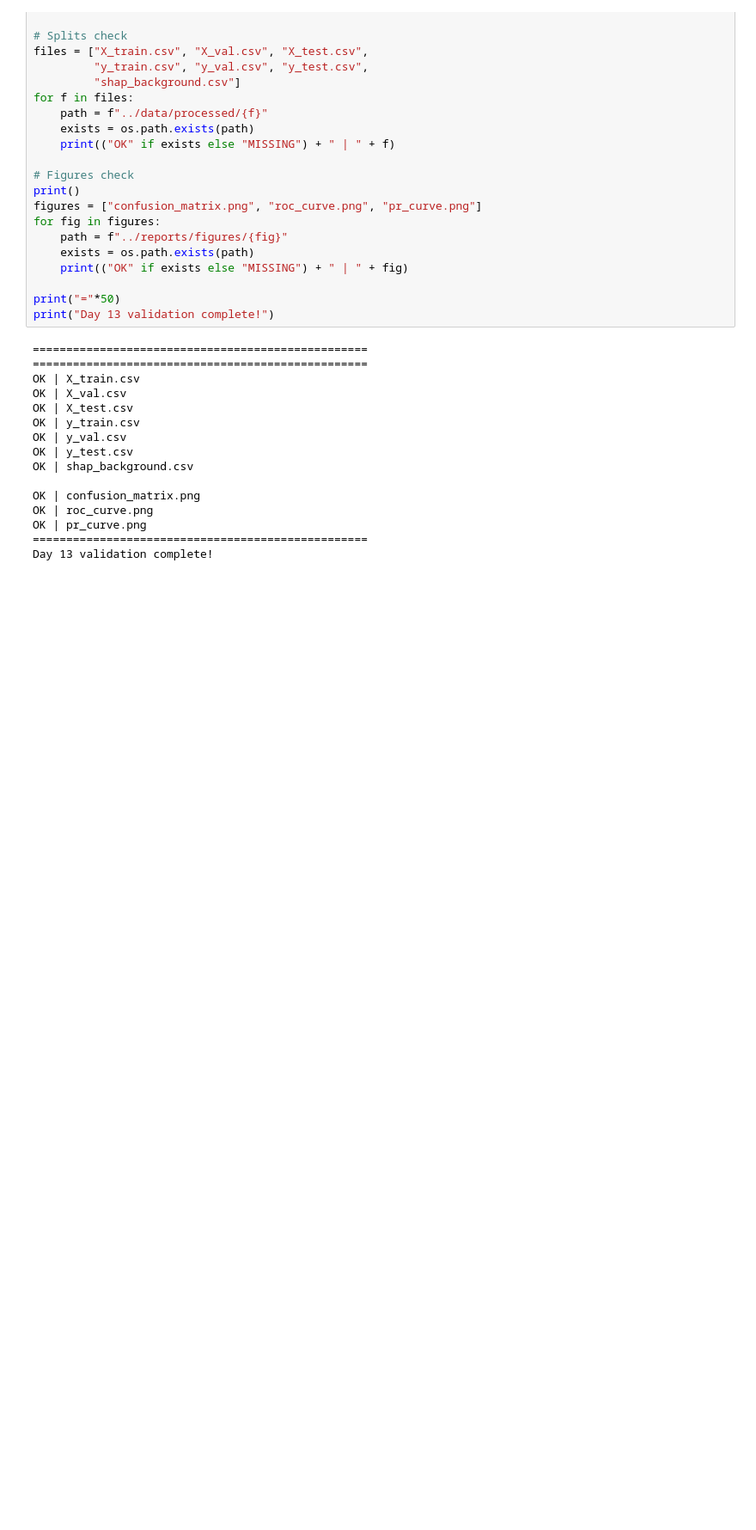
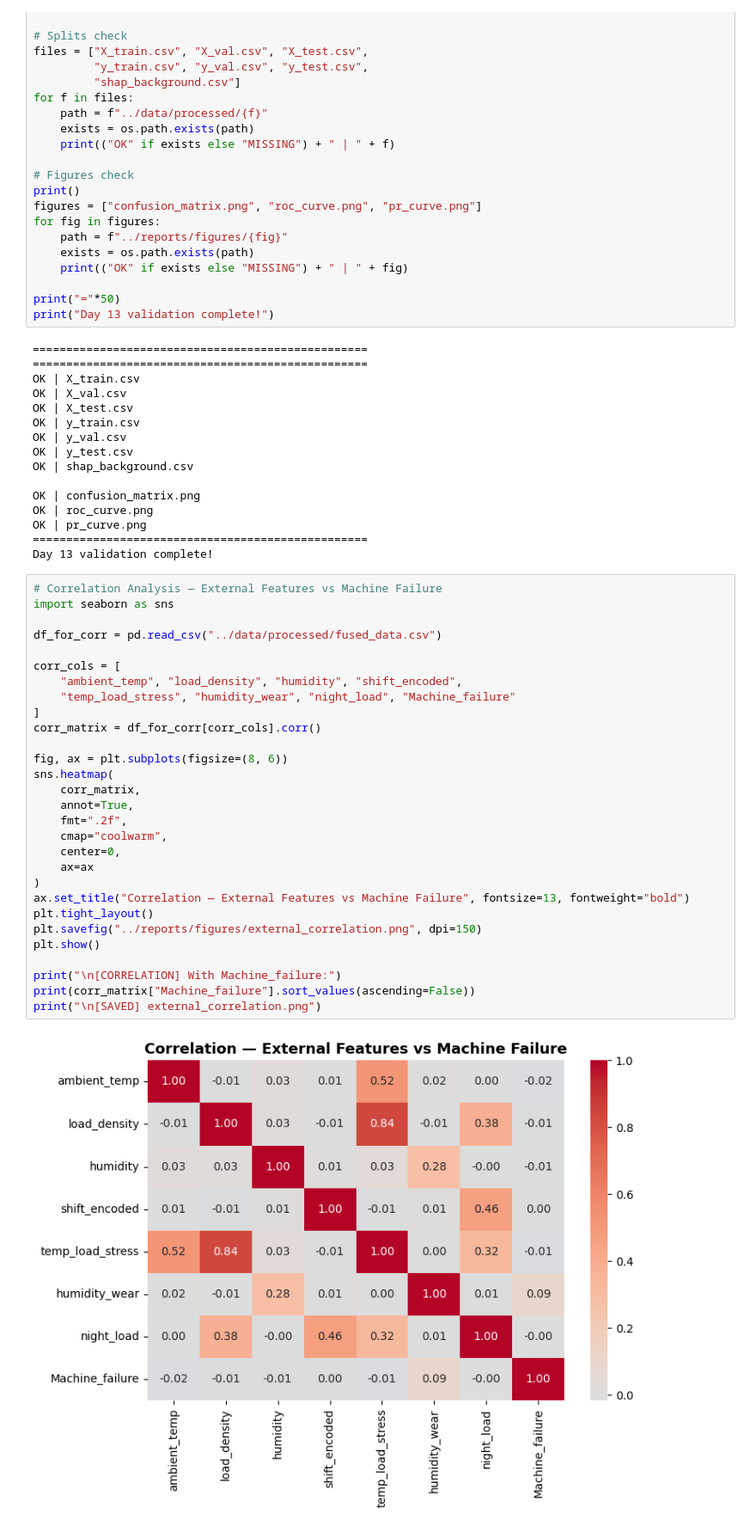
Before and after one commit to Swayam085/predictive-maintenance, a Jupyter notebook: notebooks/03_model.ipynb, the cells around one changed output. Shown at 86% size. Cells and saved outputs as stored; diff of their text form; blank space fills up the shorter version.

Commit message:
feat(fusion): timestamp-based merge + correlation analysis for external features (fixes #8)

```diff
--- a/notebooks/03_model.ipynb
+++ b/notebooks/03_model.ipynb
@@ -407,3 +407,34 @@ OK | roc_curve.png
 OK | pr_curve.png
 ==================================================
 Day 13 validation complete!
+# %%
+# Correlation Analysis — External Features vs Machine Failure
+import seaborn as sns
+
+df_for_corr = pd.read_csv("../data/processed/fused_data.csv")
+
+corr_cols = [
+    "ambient_temp", "load_density", "humidity", "shift_encoded",
+    "temp_load_stress", "humidity_wear", "night_load", "Machine_failure"
+]
+corr_matrix = df_for_corr[corr_cols].corr()
+
+fig, ax = plt.subplots(figsize=(8, 6))
+sns.heatmap(
+    corr_matrix,
+    annot=True,
+    fmt=".2f",
+    cmap="coolwarm",
+    center=0,
+    ax=ax
+)
+ax.set_title("Correlation — External Features vs Machine Failure", fontsize=13, fontweight="bold")
+plt.tight_layout()
+plt.savefig("../reports/figures/external_correlation.png", dpi=150)
+plt.show()
+
+print("\n[CORRELATION] With Machine_failure:")
+print(corr_matrix["Machine_failure"].sort_values(ascending=False))
+print("\n[SAVED] external_correlation.png")
+# %% [output]
+[figure, added]
```
Also changed, not shown: parts of 3 cells of this notebook, 6 other files.
